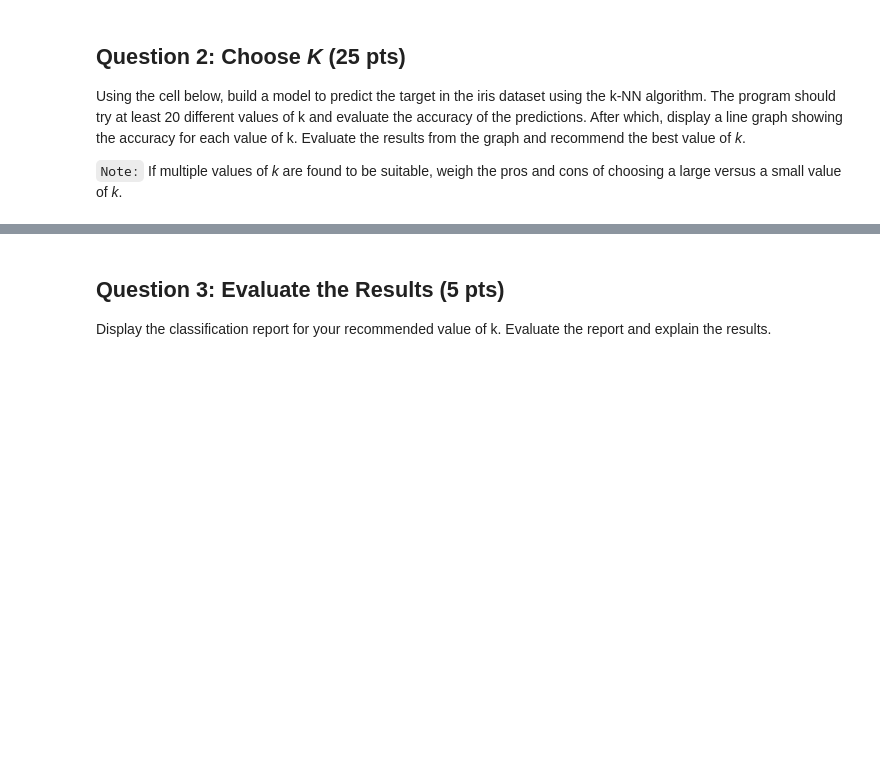
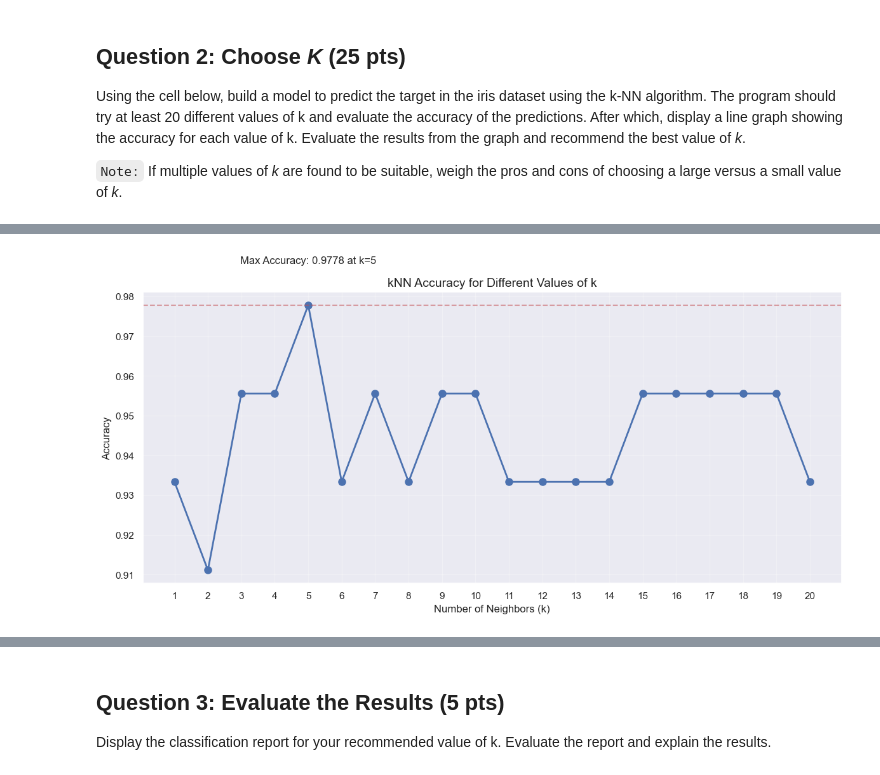
Before and after one commit to DavidYu75/ds3000-assignments, a Jupyter notebook: DS3000.A09.David.Yu.ipynb, the cells around one changed output, grey strips where cells are left out. Cells and saved outputs as stored; diff of their text form; code cells hidden in the pictures; blank space fills up the shorter version.

```diff
--- a/DS3000.A09.David.Yu.ipynb
+++ b/DS3000.A09.David.Yu.ipynb
@@ -153,0 +197,20 @@ X_train, X_test, y_train, y_test = train_test_split(
+# %%
+plt.figure(figsize=(12, 6))
+plt.plot(k_values, accuracies, 'o-', markersize=8, linewidth=2)
+plt.xlabel('Number of Neighbors (k)', fontsize=12)
+plt.ylabel('Accuracy', fontsize=12)
+plt.title('kNN Accuracy for Different Values of k', fontsize=14)
+plt.xticks(k_values)
+plt.grid(True, alpha=0.3)
+
+# Add a horizontal line at the maximum accuracy
+max_accuracy = max(accuracies)
+max_k = k_values[accuracies.index(max_accuracy)]
+plt.axhline(y=max_accuracy, color='r', linestyle='--', alpha=0.5)
+plt.text(max_k, max_accuracy + 0.01, f'Max Accuracy: {max_accuracy:.4f} at k={max_k}',
+         fontsize=12, ha='center', va='bottom')
+
+plt.tight_layout()
+plt.show()
+# %% [output]
+[figure, added]
```
Also changed, not shown: parts of 2 cells of this notebook.
